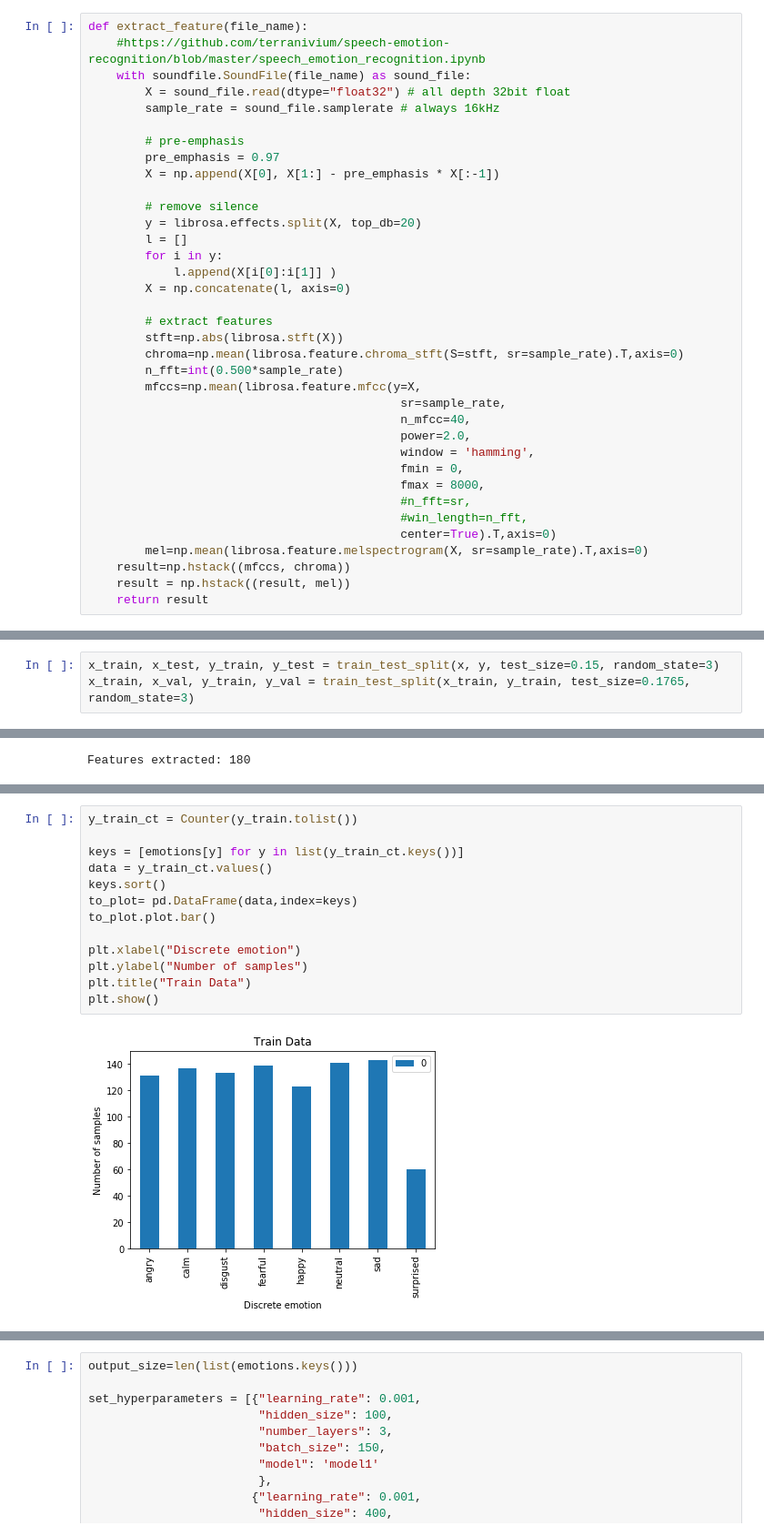
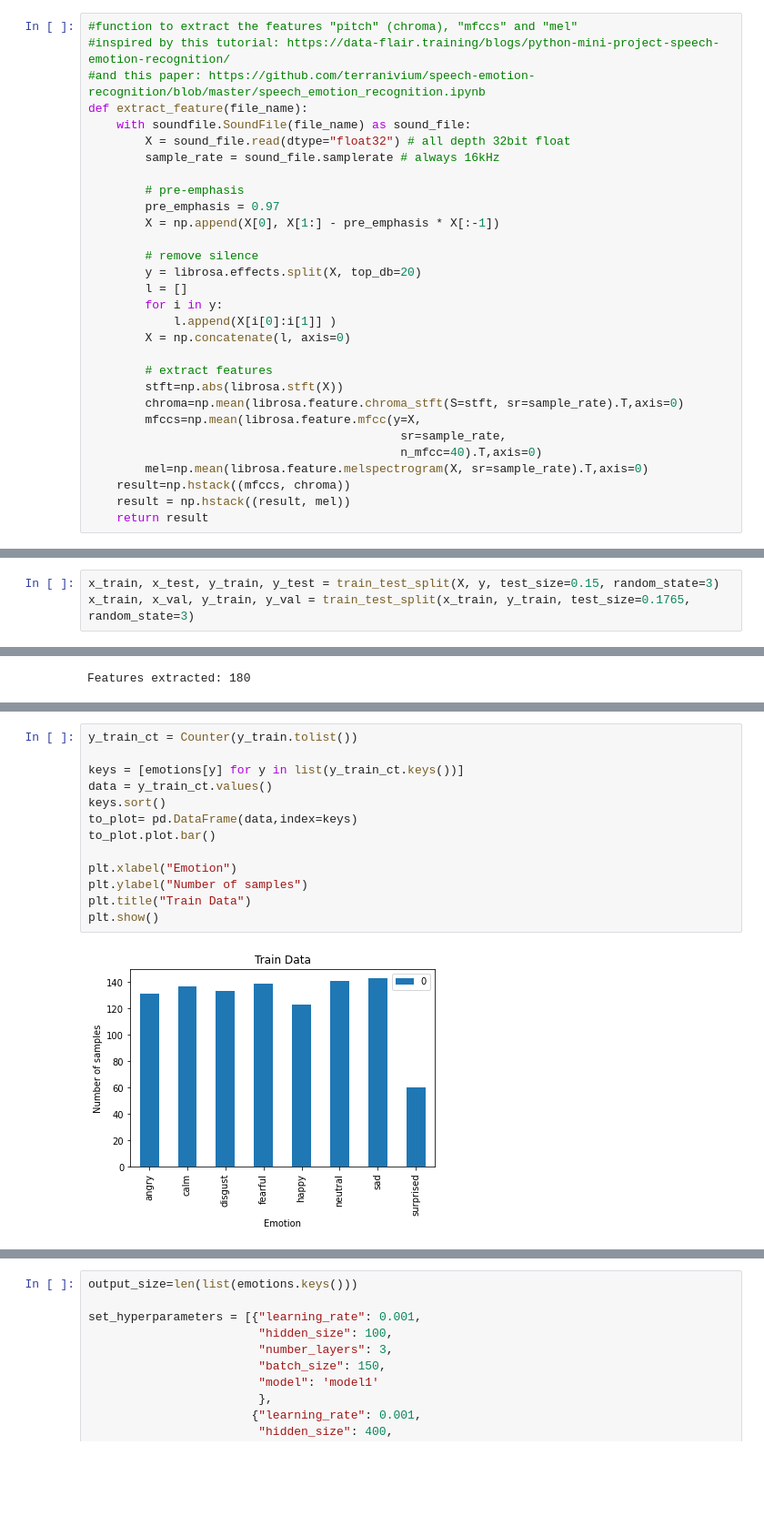
Before and after one commit to MerlePfau/LT2316_SER_Project, a Jupyter notebook: SER_Project.ipynb, the cells around one changed output, grey strips where cells are left out. Shown at 91% size. Saved outputs shown, nothing was run; the diff lists cells and outputs as text; blank space fills up the shorter version.

```diff
--- a/SER_Project.ipynb
+++ b/SER_Project.ipynb
@@ -26,6 +29,8 @@ trainer = Trainer(device, dump_folder=model_dump)
 # %%
+#function to extract the features "pitch" (chroma), "mfccs" and "mel"
+#inspired by this tutorial: https://data-flair.training/blogs/python-mini-project-speech-emotion-recognition/
+#and this paper: https://github.com/terranivium/speech-emotion-recognition/blob/master/speech_emotion_recognition.ipynb
 def extract_feature(file_name):
-    #https://github.com/terranivium/speech-emotion-recognition/blob/master/speech_emotion_recognition.ipynb
     with soundfile.SoundFile(file_name) as sound_file:
         X = sound_file.read(dtype="float32") # all depth 32bit float
         sample_rate = sound_file.samplerate # always 16kHz
@@ -44,17 +49,9 @@ def extract_feature(file_name):
         # extract features
         stft=np.abs(librosa.stft(X))
         chroma=np.mean(librosa.feature.chroma_stft(S=stft, sr=sample_rate).T,axis=0)
-        n_fft=int(0.500*sample_rate)
         mfccs=np.mean(librosa.feature.mfcc(y=X,
                                             sr=sample_rate,
-                                            n_mfcc=40,
-                                            power=2.0,
-                                            window = 'hamming',
-                                            fmin = 0,
-                                            fmax = 8000,
-                                            #n_fft=sr,
-                                            #win_length=n_fft,
-                                            center=True).T,axis=0)
+                                            n_mfcc=40).T,axis=0)
         mel=np.mean(librosa.feature.melspectrogram(X, sr=sample_rate).T,axis=0)
     result=np.hstack((mfccs, chroma))
     result = np.hstack((result, mel))
@@ -96,5 +86,5 @@ torch.Size([1440, 180])
 # %%
-x_train, x_test, y_train, y_test = train_test_split(x, y, test_size=0.15, random_state=3)
+x_train, x_test, y_train, y_test = train_test_split(X, y, test_size=0.15, random_state=3)
 x_train, x_val, y_train, y_val = train_test_split(x_train, y_train, test_size=0.1765, random_state=3)
 # %%
 x_train, x_test, x_val, y_train, y_test, y_val = torch.Tensor(x_train), torch.Tensor(x_test), torch.Tensor(x_val), torch.LongTensor(y_train),  torch.LongTensor(y_test), torch.LongTensor(y_val)
@@ -109,18 +114,18 @@ Features extracted: 180
 # %%
 y_train_ct = Counter(y_train.tolist())
 
 keys = [emotions[y] for y in list(y_train_ct.keys())]
 data = y_train_ct.values()
 keys.sort()
 to_plot= pd.DataFrame(data,index=keys)
 to_plot.plot.bar()
 
-plt.xlabel("Discrete emotion")
+plt.xlabel("Emotion")
 plt.ylabel("Number of samples")
 plt.title("Train Data")
 plt.show()
 # %% [output]
-[figure, old version]
+[figure, new version]
 # %%
 y_val_ct = Counter(y_val.tolist())
 
```
Also changed, not shown: parts of 50 cells of this notebook, 16 other files.
